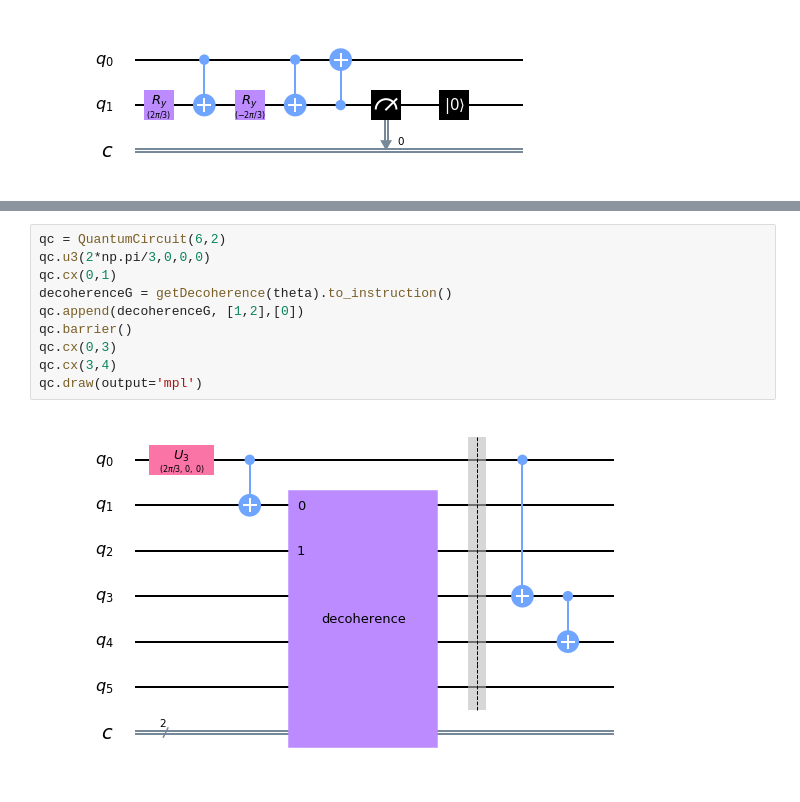
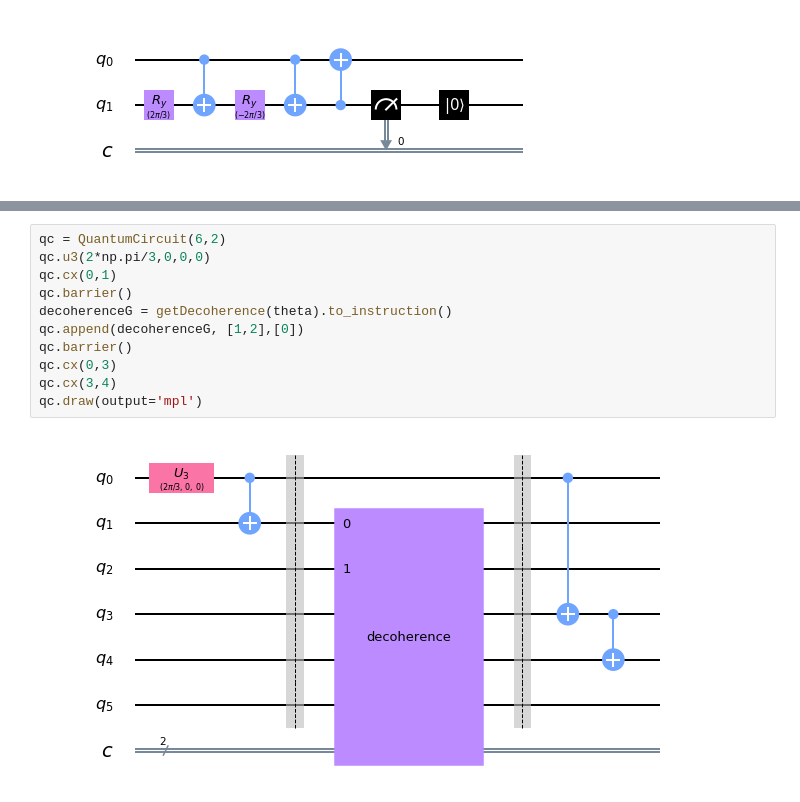
Before and after one commit to erikberter/qiskit-quantum-artificial-life, a Jupyter notebook: simulation.ipynb, the cells around one changed output, grey strips where cells are left out. Drawn from its saved outputs; the diff is of its cells as text.

```diff
--- a/simulation.ipynb
+++ b/simulation.ipynb
@@ -226,12 +227,13 @@ qc.draw(output='mpl')
 # %%
 qc = QuantumCircuit(6,2)
 qc.u3(2*np.pi/3,0,0,0)
 qc.cx(0,1)
+qc.barrier()
 decoherenceG = getDecoherence(theta).to_instruction()
 qc.append(decoherenceG, [1,2],[0])
 qc.barrier()
 qc.cx(0,3)
 qc.cx(3,4)
 qc.draw(output='mpl')
 # %% [output]
-[figure, old version]
+[figure, new version]
```
Also changed, not shown: parts of 3 cells of this notebook, 1 other file.
